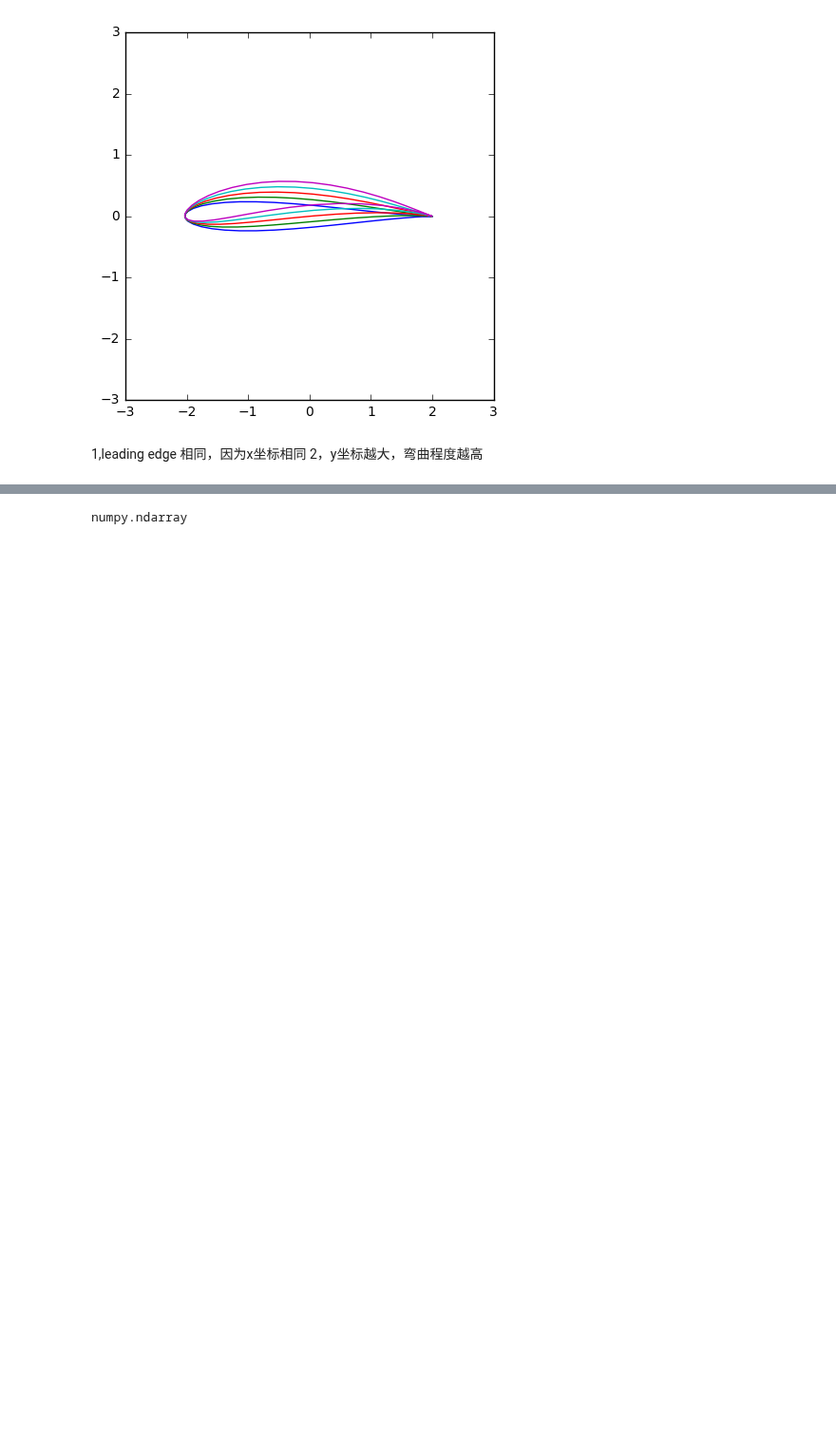
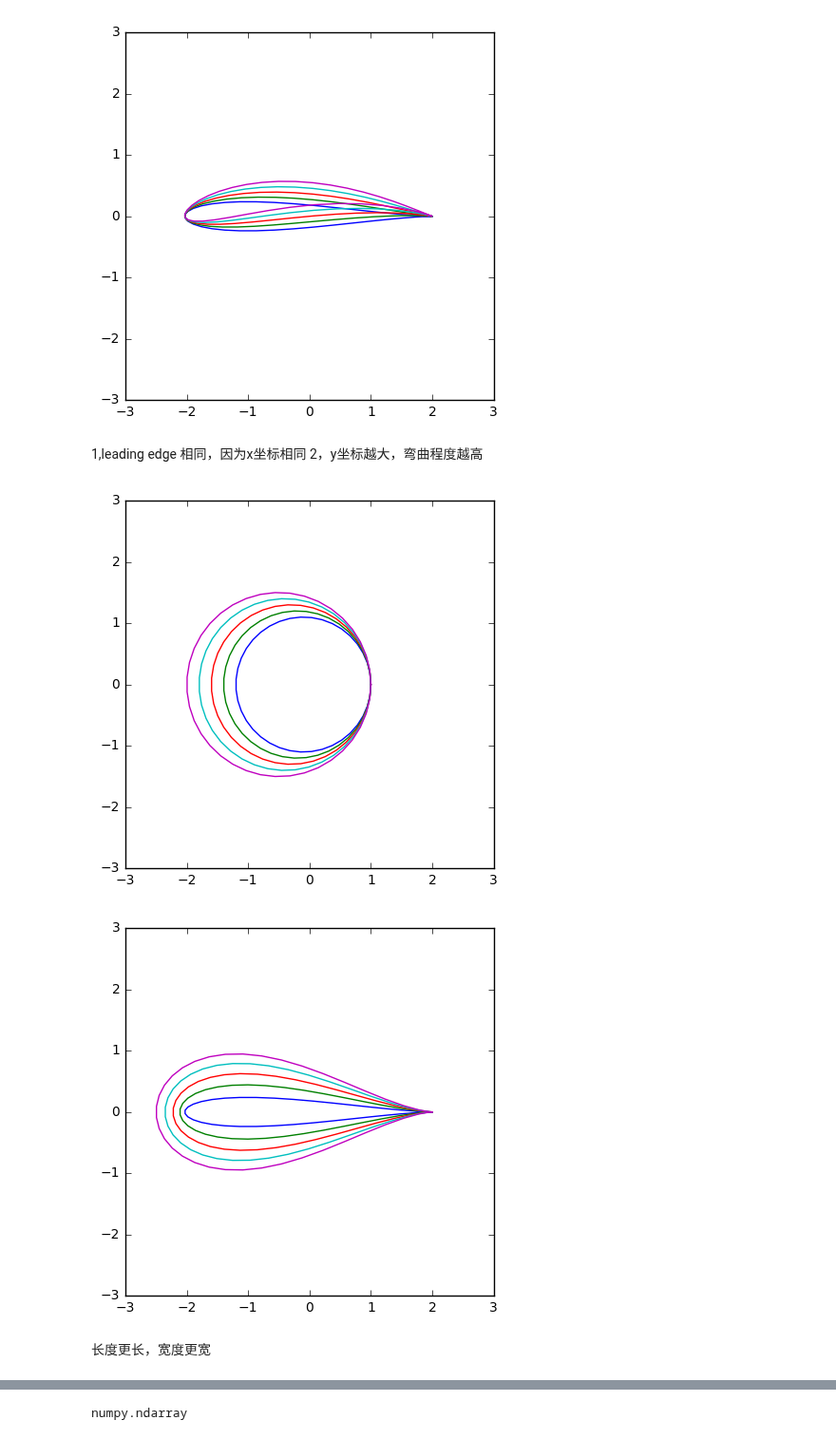
Before and after one commit to barbagroup/AeroPython-studentprojects2017, a Jupyter notebook: iamisrapel/Project_Joukowski_transformation.ipynb, the cells around one changed output, grey strips where cells are left out. Shown at 95% size. Drawn from its saved outputs; the diff is of its cells as text; code cells hidden in the pictures; blank space fills up the shorter version.

```diff
--- a/iamisrapel/Project_Joukowski_transformation.ipynb
+++ b/iamisrapel/Project_Joukowski_transformation.ipynb
@@ -190,6 +190,35 @@ for i in range(5):
 # %% [markdown]
 1,leading edge 相同，因为x坐标相同
 2，y坐标越大，弯曲程度越高
+# %%
+x_c=numpy.linspace(-0.1,-0.5,5)
+y_c=numpy.linspace(0,0,5)
+r=numpy.array([1.1,1.2,1.3,1.4,1.5])
+
+x_coordinates=numpy.zeros([5,40])
+y_coordinates=numpy.zeros([5,40])
+for i in range(len(y_c)):
+    x_coordinates[i], y_coordinates[i]=generate_circle(x_c[i],y_c[i],r[i])
+
+
+pyplot.figure(figsize=[5,5])
+pyplot.xlim(-3,3)
+pyplot.ylim(-3,3)
+for i in range(5):
+    pyplot.plot(x_coordinates[i],y_coordinates[i])
+
+pyplot.figure(figsize=[5,5])
+pyplot.xlim(-3,3)
+pyplot.ylim(-3,3)
+for i in range(5):
+    z=x_coordinates[i]+1j*y_coordinates[i]
+    z_trans=j_trans(z,1)
+    pyplot.plot(z_trans.real,z_trans.imag)
+# %% [output]
+[figure, added]
+[figure, added]
+# %% [markdown]
+长度更长，宽度更宽
 # %%
 x,y=generate_circle(-0.,0.1,numpy.sqrt(2.26))
 pyplot.figure(figsize=[5,5])
```
Also changed, not shown: parts of 3 cells of this notebook.
